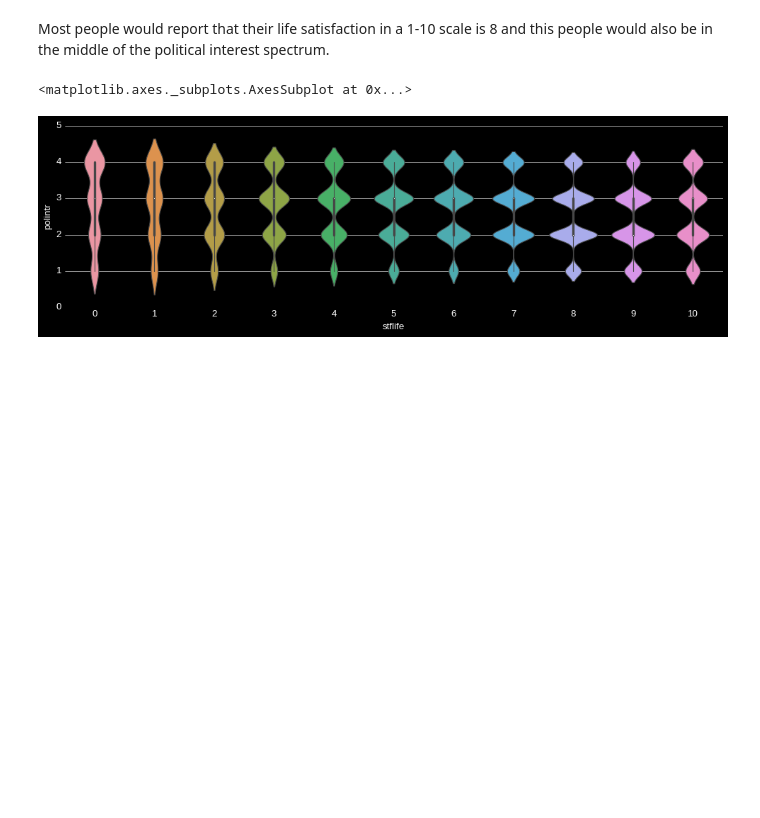
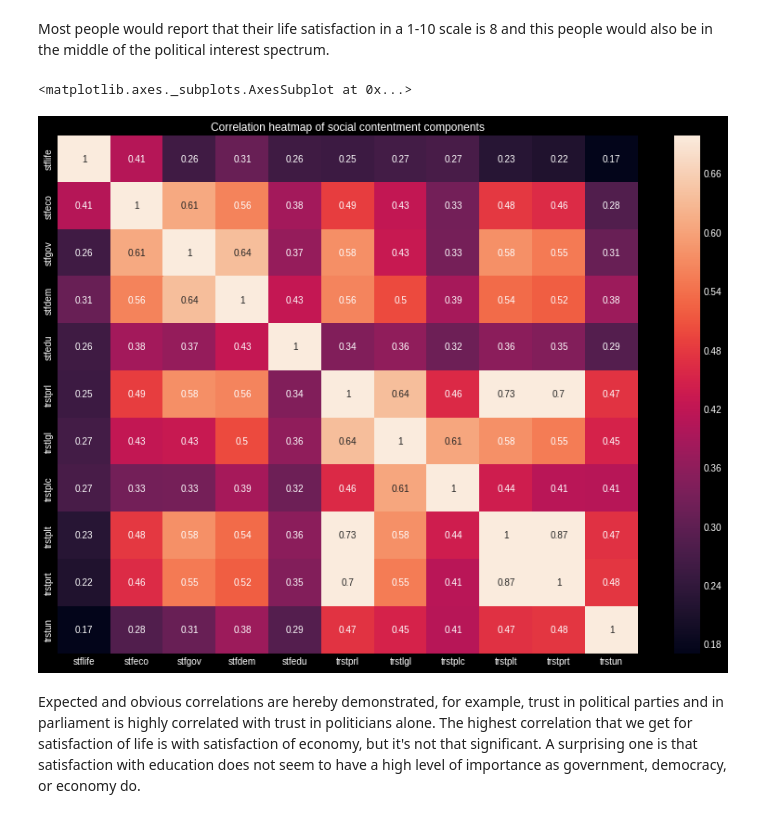
Before and after one commit to ivanachillee/social-perception, a Jupyter notebook: notebooks/Cleaning_and_EDA.ipynb, the cells around one changed output. Saved outputs shown, nothing was run; the diff lists cells and outputs as text; code cells hidden in the pictures; blank space fills up the shorter version.

```diff
--- a/notebooks/Cleaning_and_EDA.ipynb
+++ b/notebooks/Cleaning_and_EDA.ipynb
@@ -587,8 +599,13 @@ Text(0.5, 0, 'Life Satisfaction')
 # %% [markdown]
 Most people would report that their life satisfaction in a 1-10 scale is 8 and this people would also be in the middle of the political interest spectrum.
-# %%
-plt.figure(figsize=(15,4))
-sns.violinplot(data['stflife'],data['polintr'])
-# %% [output]
-<matplotlib.axes._subplots.AxesSubplot at 0x...>
-[figure, removed]
+# %%
+pltcrvcorr = data[['stflife','stfeco','stfgov','stfdem','stfedu','trstprl','trstlgl','trstplc','trstplt','trstprt','trstun']].corr()
+# %%
+plt.figure(figsize=(14,10))
+plt.title('Correlation heatmap of social contentment components')
+sns.heatmap(pltcrvcorr, annot=True, vmax=.7)
+# %% [output]
+<matplotlib.axes._subplots.AxesSubplot at 0x...>
+[figure, added]
+# %% [markdown]
+Expected and obvious correlations are hereby demonstrated, for example, trust in political parties and in parliament is highly correlated with trust in politicians alone. The highest correlation that we get for satisfaction of life is with satisfaction of economy, but it's not that significant. A surprising one is that satisfaction with education does not seem to have a high level of importance as government, democracy, or economy do.
```
Also changed, not shown: parts of 51 cells of this notebook, 2 other files.
